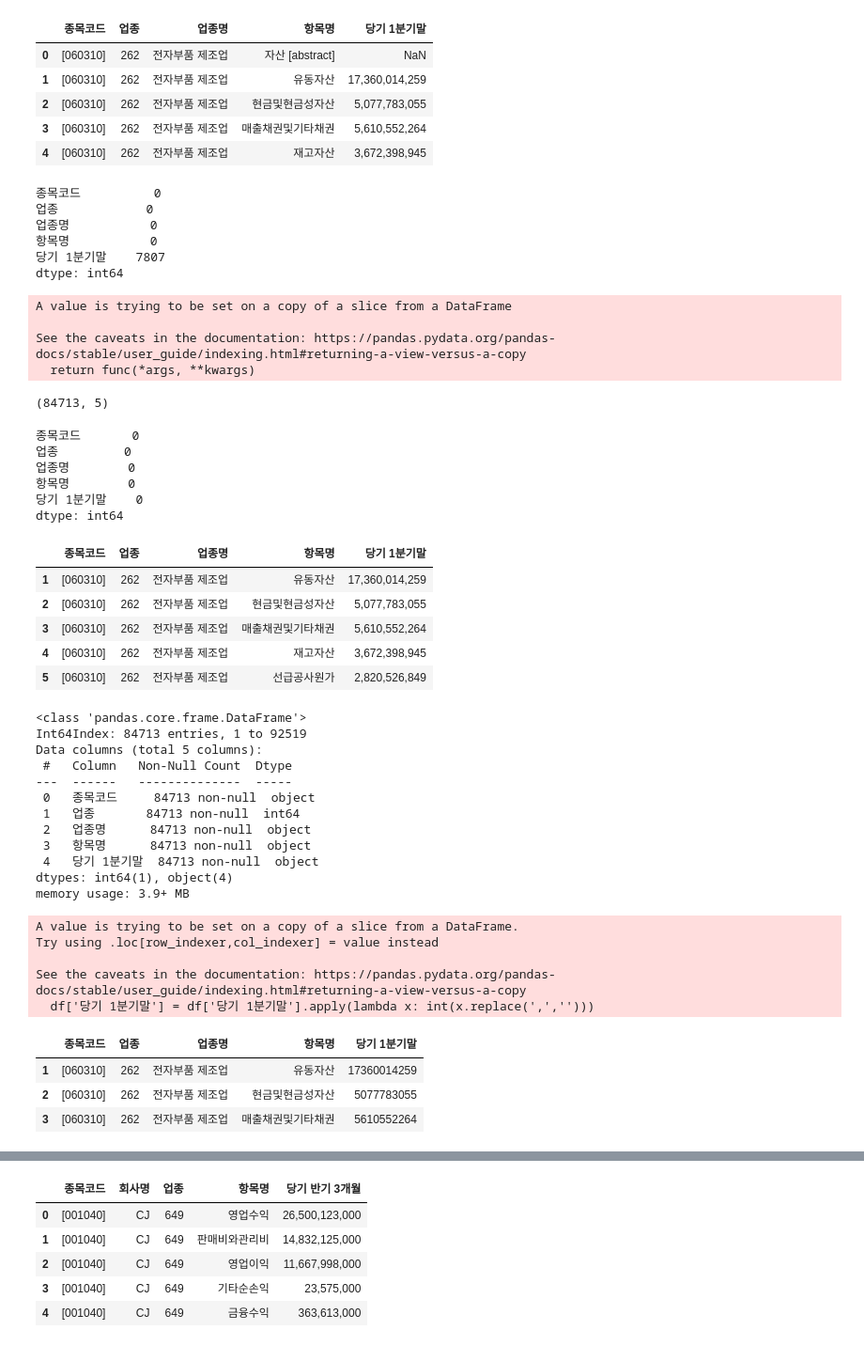
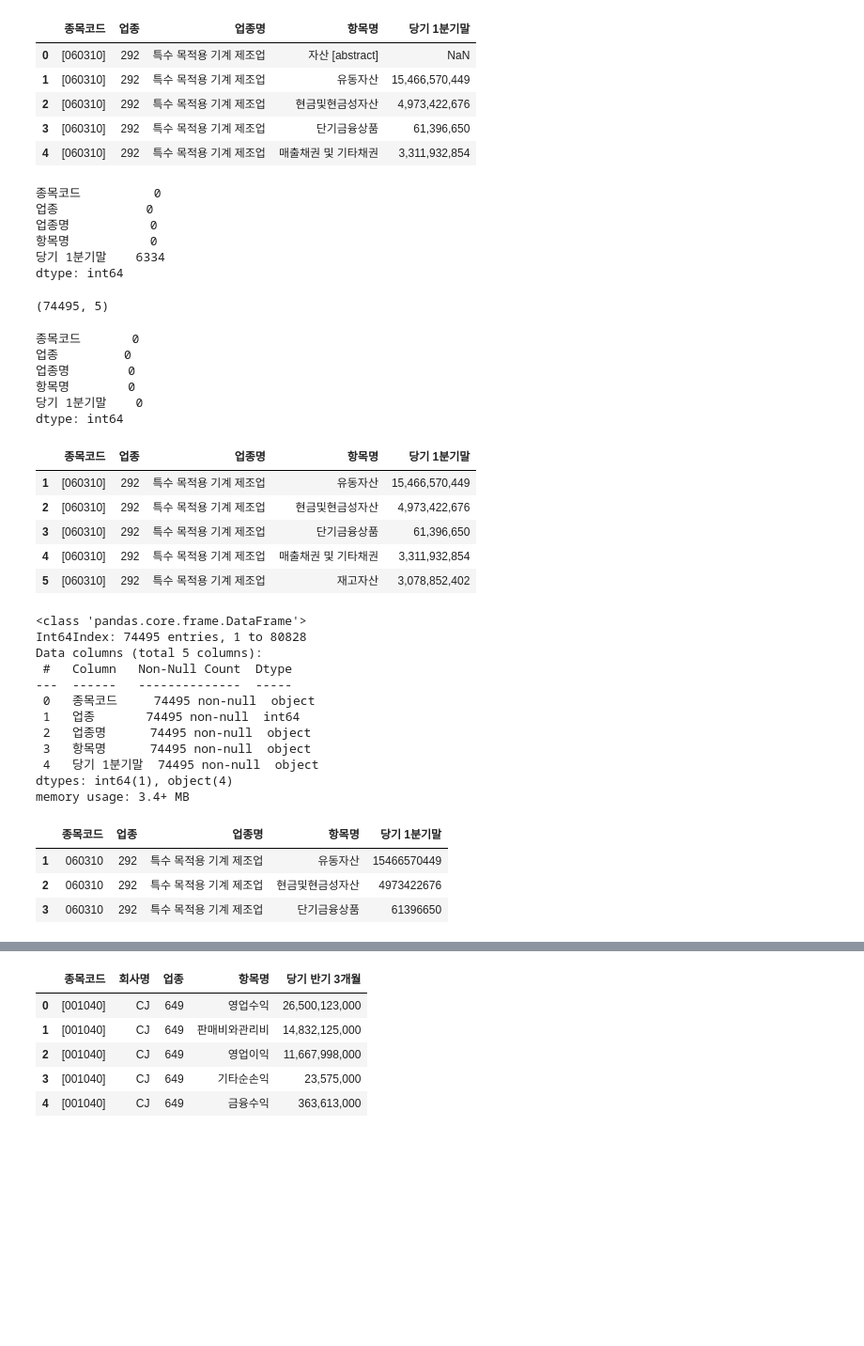
Before and after one commit to saemsaemoo/Data_Analysis, a Jupyter notebook: 01.데이터분석/21.재무제표분석.ipynb, the cells around one changed output, grey strips where cells are left out. Shown at 94% size. Drawn from its saved outputs; the diff is of its cells as text; code cells hidden in the pictures; blank space fills up the shorter version.

```diff
--- a/01.데이터분석/21.재무제표분석.ipynb
+++ b/01.데이터분석/21.재무제표분석.ipynb
@@ -4,5 +6,5 @@ import pandas as pd
 # %%
-df1 = pd.read_csv('2021_1분기보고서_01_재무상태표_20220215.txt', sep='\t', encoding='euc-kr')
+df1 = pd.read_csv('2020_1분기보고서_01_재무상태표_연결_20211104.txt', sep='\t', encoding='euc-kr')
 df1.head(3)
 # %% [output]
 |  | 재무제표종류 | 종목코드 | 회사명 | 시장구분 | 업종 | 업종명 | 결산월 | 결산기준일 | 보고서종류 | 통화 | 항목코드 | ... |
@@ -14,11 +16,11 @@ df = df1[['종목코드','업종','업종명','항목명', '당기 1분기말']]
 df.head(5)
 # %% [output]
 |  | 종목코드 | 업종 | 업종명 | 항목명 | 당기 1분기말 |
-| 0 | [060310] | 262 | 전자부품 제조업 | 자산 [abstract] | NaN |
-| 1 | [060310] | 262 | 전자부품 제조업 | 유동자산 | 17,360,014,259 |
-| 2 | [060310] | 262 | 전자부품 제조업 | 현금및현금성자산 | 5,077,783,055 |
-| 3 | [060310] | 262 | 전자부품 제조업 | 매출채권및기타채권 | 5,610,552,264 |
-| 4 | [060310] | 262 | 전자부품 제조업 | 재고자산 | 3,672,398,945 |
+| 0 | [060310] | 292 | 특수 목적용 기계 제조업 | 자산 [abstract] | NaN |
+| 1 | [060310] | 292 | 특수 목적용 기계 제조업 | 유동자산 | 15,466,570,449 |
+| 2 | [060310] | 292 | 특수 목적용 기계 제조업 | 현금및현금성자산 | 4,973,422,676 |
+| 3 | [060310] | 292 | 특수 목적용 기계 제조업 | 단기금융상품 | 61,396,650 |
+| 4 | [060310] | 292 | 특수 목적용 기계 제조업 | 매출채권 및 기타채권 | 3,311,932,854 |
 # %%
 df.isnull().sum()
 # %% [output]
@@ -26,18 +28,14 @@ df.isnull().sum()
 업종            0
 업종명           0
 항목명           0
-당기 1분기말    7807
+당기 1분기말    6334
 dtype: int64
 # %%
 # dropna() - 결측치가 포함된 행을 삭제
 df.dropna(inplace=True)
 df.shape
 # %% [output]
-A value is trying to be set on a copy of a slice from a DataFrame
-
-See the caveats in the documentation: https://pandas.pydata.org/pandas-docs/stable/user_guide/indexing.html#returning-a-view-versus-a-copy
-  return func(*args, **kwargs)
+(74495, 5)
-(84713, 5)
 # %%
 # 자산 삭제
 df.isnull().sum()
@@ -52,39 +50,38 @@ dtype: int64
 df.head()
 # %% [output]
 |  | 종목코드 | 업종 | 업종명 | 항목명 | 당기 1분기말 |
-| 1 | [060310] | 262 | 전자부품 제조업 | 유동자산 | 17,360,014,259 |
-| 2 | [060310] | 262 | 전자부품 제조업 | 현금및현금성자산 | 5,077,783,055 |
-| 3 | [060310] | 262 | 전자부품 제조업 | 매출채권및기타채권 | 5,610,552,264 |
-| 4 | [060310] | 262 | 전자부품 제조업 | 재고자산 | 3,672,398,945 |
-| 5 | [060310] | 262 | 전자부품 제조업 | 선급공사원가 | 2,820,526,849 |
+| 1 | [060310] | 292 | 특수 목적용 기계 제조업 | 유동자산 | 15,466,570,449 |
+| 2 | [060310] | 292 | 특수 목적용 기계 제조업 | 현금및현금성자산 | 4,973,422,676 |
+| 3 | [060310] | 292 | 특수 목적용 기계 제조업 | 단기금융상품 | 61,396,650 |
+| 4 | [060310] | 292 | 특수 목적용 기계 제조업 | 매출채권 및 기타채권 | 3,311,932,854 |
+| 5 | [060310] | 292 | 특수 목적용 기계 제조업 | 재고자산 | 3,078,852,402 |
 # %%
 df.info()
 # %% [output]
 <class 'pandas.core.frame.DataFrame'>
-Int64Index: 84713 entries, 1 to 92519
+Int64Index: 74495 entries, 1 to 80828
 Data columns (total 5 columns):
  #   Column   Non-Null Count  Dtype
 ---  ------   --------------  -----
- 0   종목코드     84713 non-null  object
- 1   업종       84713 non-null  int64
- 2   업종명      84713 non-null  object
- 3   항목명      84713 non-null  object
- 4   당기 1분기말  84713 non-null  object
+ 0   종목코드     74495 non-null  object
+ 1   업종       74495 non-null  int64
+ 2   업종명      74495 non-null  object
+ 3   항목명      74495 non-null  object
+ 4   당기 1분기말  74495 non-null  object
 dtypes: int64(1), object(4)
-memory usage: 3.9+ MB
+memory usage: 3.4+ MB
 # %%
 df['당기 1분기말'] = df['당기 1분기말'].apply(lambda x: int(x.replace(',','')))
+df['종목코드'] = df['종목코드'].apply(lambda x: str(x.replace('[','')))
+df['종목코드'] = df['종목코드'].apply(lambda x: str(x.replace(']','')))
+df['항목명'] = df['항목명'].apply(lambda x: str(x.strip()))
+
 df.head(3)
 # %% [output]
-A value is trying to be set on a copy of a slice from a DataFrame.
-Try using .loc[row_indexer,col_indexer] = value instead
-
-See the caveats in the documentation: https://pandas.pydata.org/pandas-docs/stable/user_guide/indexing.html#returning-a-view-versus-a-copy
-  df['당기 1분기말'] = df['당기 1분기말'].apply(lambda x: int(x.replace(',','')))
 |  | 종목코드 | 업종 | 업종명 | 항목명 | 당기 1분기말 |
-| 1 | [060310] | 262 | 전자부품 제조업 | 유동자산 | 17360014259 |
-| 2 | [060310] | 262 | 전자부품 제조업 | 현금및현금성자산 | 5077783055 |
-| 3 | [060310] | 262 | 전자부품 제조업 | 매출채권및기타채권 | 5610552264 |
+| 1 | 060310 | 292 | 특수 목적용 기계 제조업 | 유동자산 | 15466570449 |
+| 2 | 060310 | 292 | 특수 목적용 기계 제조업 | 현금및현금성자산 | 4973422676 |
+| 3 | 060310 | 292 | 특수 목적용 기계 제조업 | 단기금융상품 | 61396650 |
 # %%
 df2 = df.copy()
 df2 = df2.drop(df2[df2.업종 != 261].index)
```
Also changed, not shown: parts of 9 cells of this notebook.
